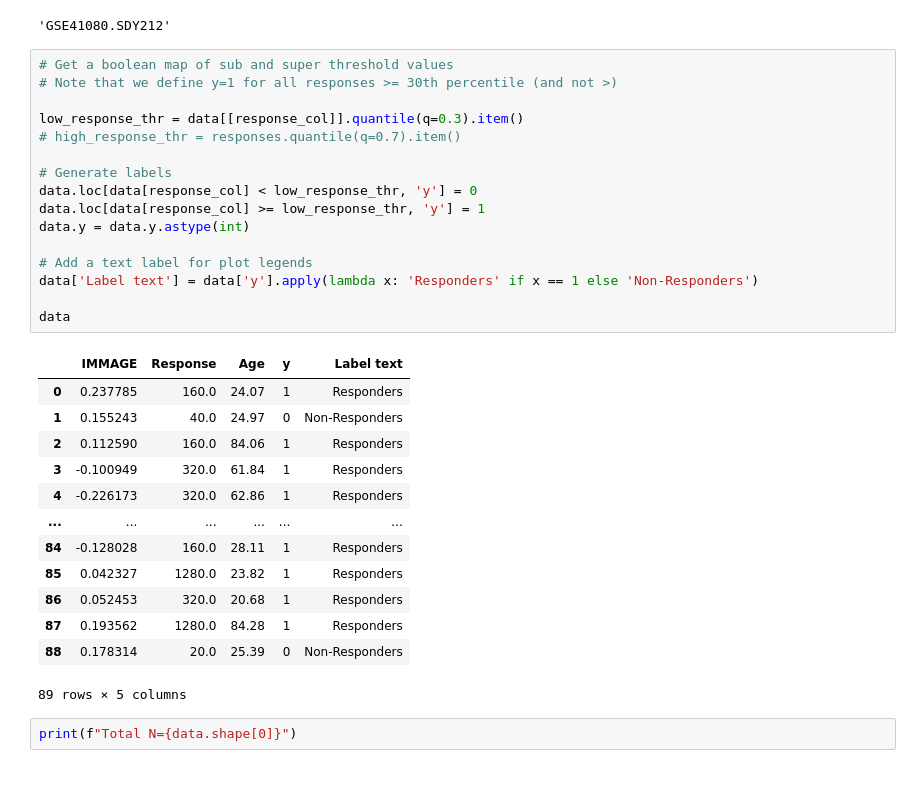
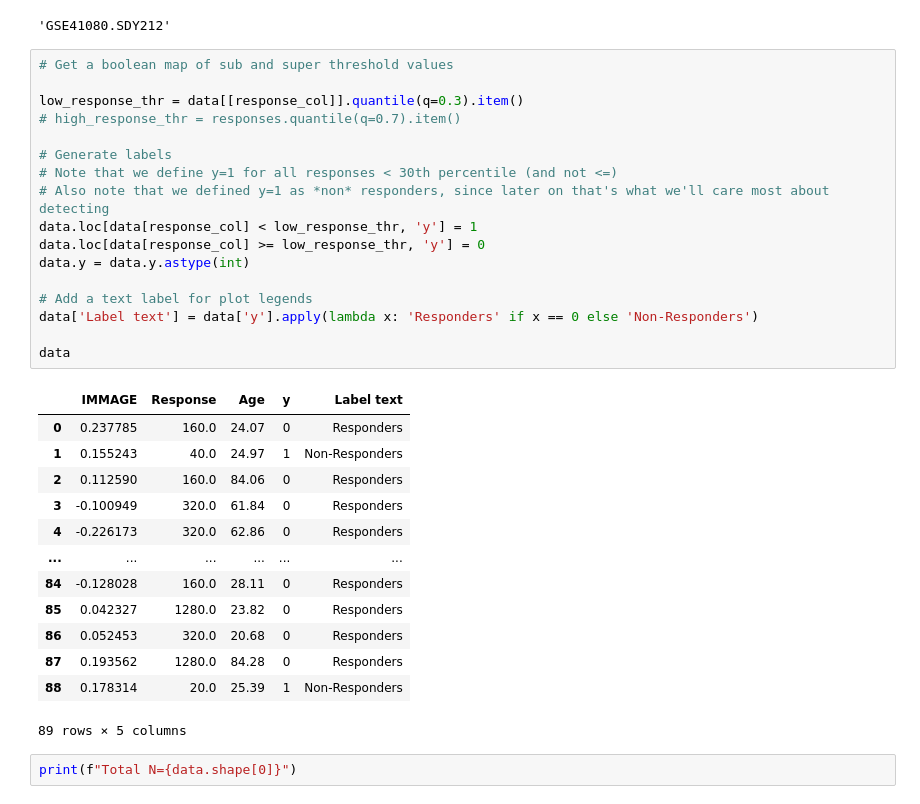
Before and after one commit to JonatanSahar/lab-vaccines, a Jupyter notebook: code/vaccines-2.ipynb, the cells around one changed output. Saved outputs shown, nothing was run; the diff lists cells and outputs as text.

```diff
--- a/code/vaccines-2.ipynb
+++ b/code/vaccines-2.ipynb
@@ -144,33 +144,34 @@ dataset_name
 'GSE41080.SDY212'
 # %%
 # Get a boolean map of sub and super threshold values
-# Note that we define y=1 for all responses >= 30th percentile (and not >)
 
 low_response_thr = data[[response_col]].quantile(q=0.3).item()
 # high_response_thr = responses.quantile(q=0.7).item()
 
 # Generate labels
-data.loc[data[response_col] < low_response_thr, 'y'] = 0
-data.loc[data[response_col] >= low_response_thr, 'y'] = 1
+# Note that we define y=1 for all responses < 30th percentile (and not <=)
+# Also note that we defined y=1 as *non* responders, since later on that's what we'll care most about detecting
+data.loc[data[response_col] < low_response_thr, 'y'] = 1
+data.loc[data[response_col] >= low_response_thr, 'y'] = 0
 data.y = data.y.astype(int)
 
 # Add a text label for plot legends
-data['Label text'] = data['y'].apply(lambda x: 'Responders' if x == 1 else 'Non-Responders')
+data['Label text'] = data['y'].apply(lambda x: 'Responders' if x == 0 else 'Non-Responders')
 
 data
 # %% [output]
 |  | IMMAGE | Response | Age | y | Label text |
-| 0 | 0.237785 | 160.0 | 24.07 | 1 | Responders |
-| 1 | 0.155243 | 40.0 | 24.97 | 0 | Non-Responders |
-| 2 | 0.112590 | 160.0 | 84.06 | 1 | Responders |
-| 3 | -0.100949 | 320.0 | 61.84 | 1 | Responders |
-| 4 | -0.226173 | 320.0 | 62.86 | 1 | Responders |
+| 0 | 0.237785 | 160.0 | 24.07 | 0 | Responders |
+| 1 | 0.155243 | 40.0 | 24.97 | 1 | Non-Responders |
+| 2 | 0.112590 | 160.0 | 84.06 | 0 | Responders |
+| 3 | -0.100949 | 320.0 | 61.84 | 0 | Responders |
+| 4 | -0.226173 | 320.0 | 62.86 | 0 | Responders |
 | ... | ... | ... | ... | ... | ... |
-| 84 | -0.128028 | 160.0 | 28.11 | 1 | Responders |
-| 85 | 0.042327 | 1280.0 | 23.82 | 1 | Responders |
-| 86 | 0.052453 | 320.0 | 20.68 | 1 | Responders |
-| 87 | 0.193562 | 1280.0 | 84.28 | 1 | Responders |
-| 88 | 0.178314 | 20.0 | 25.39 | 0 | Non-Responders |
+| 84 | -0.128028 | 160.0 | 28.11 | 0 | Responders |
+| 85 | 0.042327 | 1280.0 | 23.82 | 0 | Responders |
+| 86 | 0.052453 | 320.0 | 20.68 | 0 | Responders |
+| 87 | 0.193562 | 1280.0 | 84.28 | 0 | Responders |
+| 88 | 0.178314 | 20.0 | 25.39 | 1 | Non-Responders |
 89 rows × 5 columns
 # %%
 print(f"Total N={data.shape[0]}")
```
Also changed, not shown: parts of 13 cells of this notebook.
